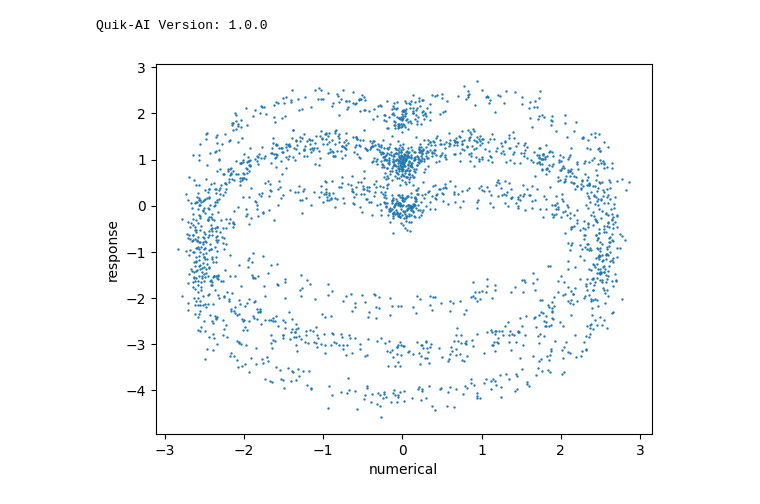
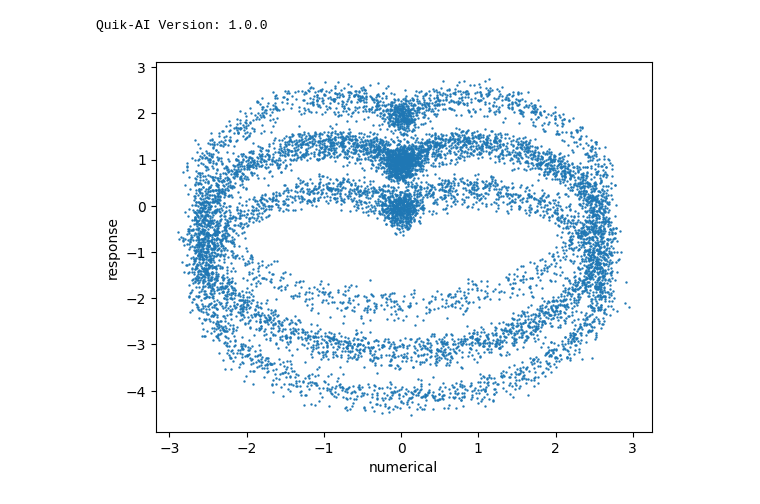
Before and after one commit to touzov1012/quik-ai, a Jupyter notebook: samples/simple_density/simple_density.ipynb, the cells around one changed output. Saved outputs shown, nothing was run; the diff lists cells and outputs as text; code cells hidden in the pictures.

```diff
--- a/samples/simple_density/simple_density.ipynb
+++ b/samples/simple_density/simple_density.ipynb
@@ -10,35 +10,35 @@ print('Quik-AI Version: %s' % version('quik_ai'))
 Quik-AI Version: 1.0.0
 # %%
 # build modified cardiac data: https://www.tensorflow.org/probability/api_docs/python/tfp/layers/MixtureNormal
-n = 2400
+n = 10000
 time = np.random.uniform(low=-np.pi, high=np.pi, size=n)
 radius = 2 * (1 - np.cos(time))
 
 # build model predictors
 hour = np.random.uniform(low=0, high=24, size=n)
 x = radius * np.sin(time) + np.random.normal(loc=0., scale=0.1, size=n)
 noise = np.random.normal(loc=0., scale=10, size=n)
 categorical = np.random.choice(['A','B','C'], size=n, p=[0.2, 0.5, 0.3])
 
 # build response
 offset = (categorical == 'A').astype(float) - (categorical == 'C').astype(float)
 y = radius * np.cos(time) + np.random.normal(loc=0., scale=0.1, size=n) + np.cos(hour / 24.0) + offset
 
 # store in a dataframe
 data = pd.DataFrame({
     'numerical' : x,
     'categorical' : categorical,
     'periodic' : hour,
     'noise' : noise,
     'response' : y,
 })
 
 # the joint distribution conditional on only x is a mess!
 plt.scatter(data.numerical, data.response, s=0.5);
 plt.xlabel('numerical');
 plt.ylabel('response');
 # %% [output]
-[figure, old version]
+[figure, new version]
 # %%
 # split the data
 training_data, validation_data, test_data = qa.train_val_test_split(data)
```
Also changed, not shown: parts of 4 cells of this notebook.
